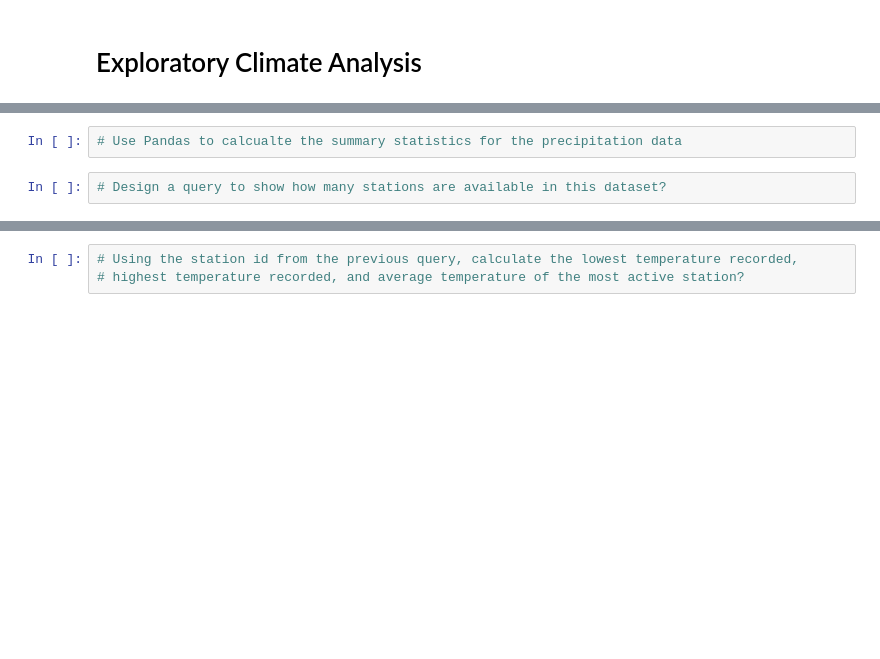
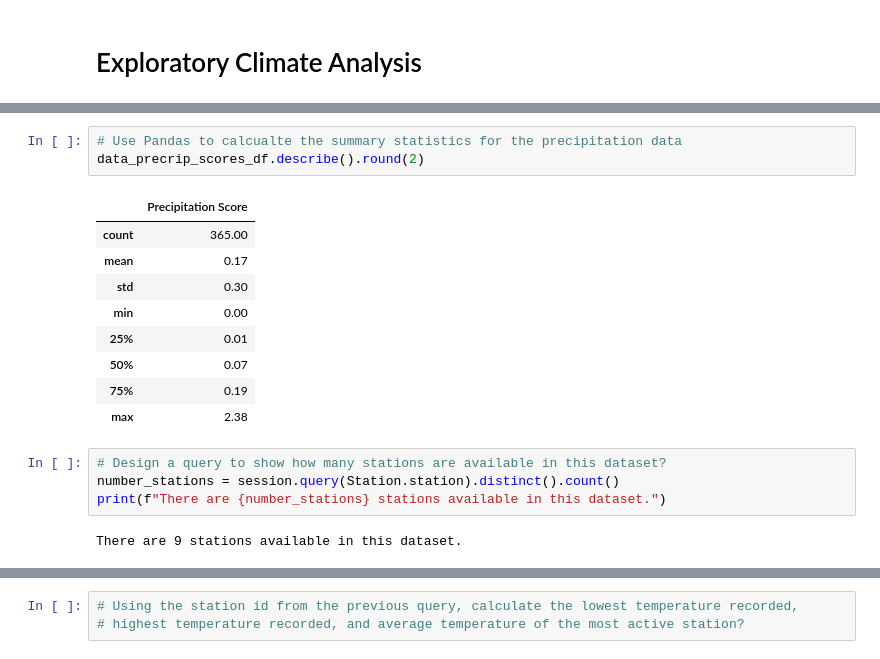
Before and after one commit to cveras33/climate-analysis-exploration, a Jupyter notebook: climate_starter.ipynb, the cells around one changed output, grey strips where cells are left out. Drawn from its saved outputs; the diff is of its cells as text; blank space fills up the shorter version.

```diff
--- a/climate_starter.ipynb
+++ b/climate_starter.ipynb
@@ -90,7 +111,22 @@ data_precrip_scores_df.head()
 # %%
 # Use Pandas to calcualte the summary statistics for the precipitation data
+data_precrip_scores_df.describe().round(2)
+# %% [output]
+|  | Precipitation Score |
+| count | 365.00 |
+| mean | 0.17 |
+| std | 0.30 |
+| min | 0.00 |
+| 25% | 0.01 |
+| 50% | 0.07 |
+| 75% | 0.19 |
+| max | 2.38 |
 # %%
 # Design a query to show how many stations are available in this dataset?
+number_stations = session.query(Station.station).distinct().count()
+print(f"There are {number_stations} stations available in this dataset.")
+# %% [output]
+There are 9 stations available in this dataset.
 # %%
 # What are the most active stations? (i.e. what stations have the most rows)?
 # List the stations and the counts in descending order.
```
Also changed, not shown: parts of 5 cells of this notebook, 1 other file.
